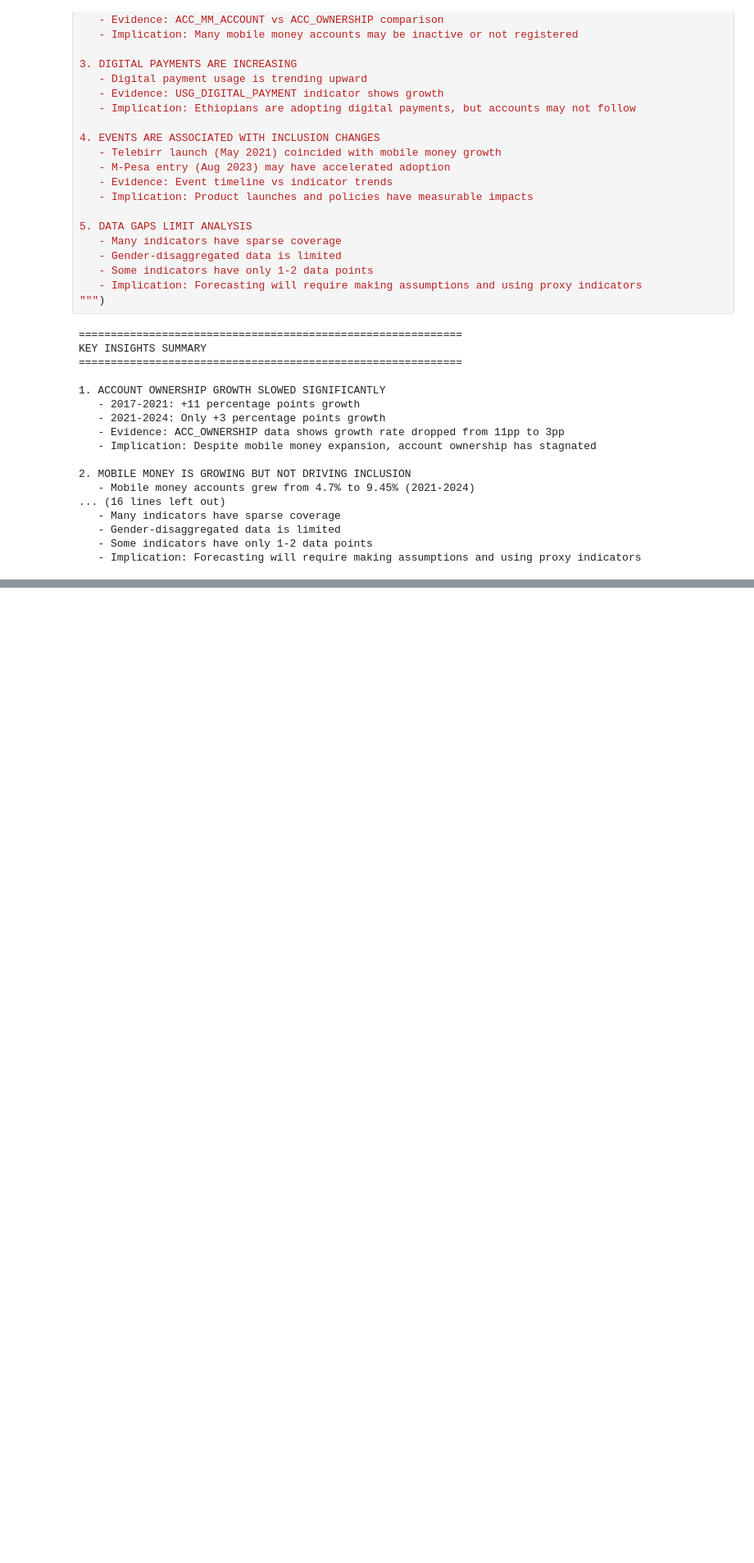
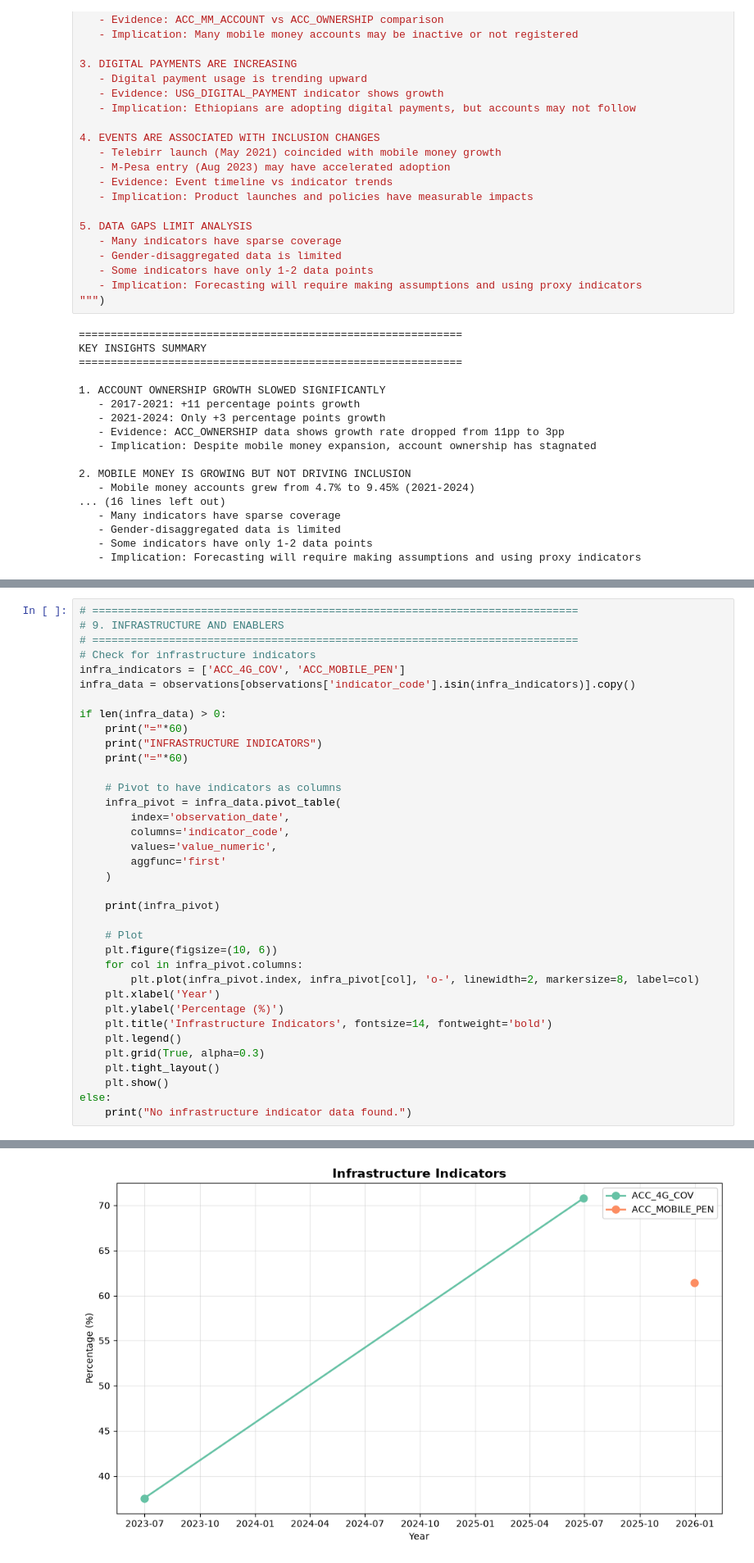
Before and after one commit to lidu16/ethiopia-fi-forecast, a Jupyter notebook: notebooks/02_Exploratory_Data_Analysis.ipynb, the cells around one changed output, grey strips where cells are left out. Shown at 82% size. Cells and saved outputs as stored; diff of their text form; blank space fills up the shorter version.

```diff
--- a/notebooks/02_Exploratory_Data_Analysis.ipynb
+++ b/notebooks/02_Exploratory_Data_Analysis.ipynb
@@ -688,0 +829,37 @@ KEY INSIGHTS SUMMARY
+# %%
+# ============================================================================
+# 9. INFRASTRUCTURE AND ENABLERS
+# ============================================================================
+# Check for infrastructure indicators
+infra_indicators = ['ACC_4G_COV', 'ACC_MOBILE_PEN']
+infra_data = observations[observations['indicator_code'].isin(infra_indicators)].copy()
+
+if len(infra_data) > 0:
+    print("="*60)
+    print("INFRASTRUCTURE INDICATORS")
+    print("="*60)
+
+    # Pivot to have indicators as columns
+    infra_pivot = infra_data.pivot_table(
+        index='observation_date',
+        columns='indicator_code',
+        values='value_numeric',
+        aggfunc='first'
+    )
+
+    print(infra_pivot)
+
+    # Plot
+    plt.figure(figsize=(10, 6))
+    for col in infra_pivot.columns:
+        plt.plot(infra_pivot.index, infra_pivot[col], 'o-', linewidth=2, markersize=8, label=col)
+    plt.xlabel('Year')
+    plt.ylabel('Percentage (%)')
+    plt.title('Infrastructure Indicators', fontsize=14, fontweight='bold')
+    plt.legend()
+    plt.grid(True, alpha=0.3)
+    plt.tight_layout()
+    plt.show()
+else:
+    print("No infrastructure indicator data found.")
+# %% [output]
@@ -688,0 +874 @@ KEY INSIGHTS SUMMARY
+[figure, added]
```
Also changed, not shown: parts of 10 cells of this notebook, 7 other files.
